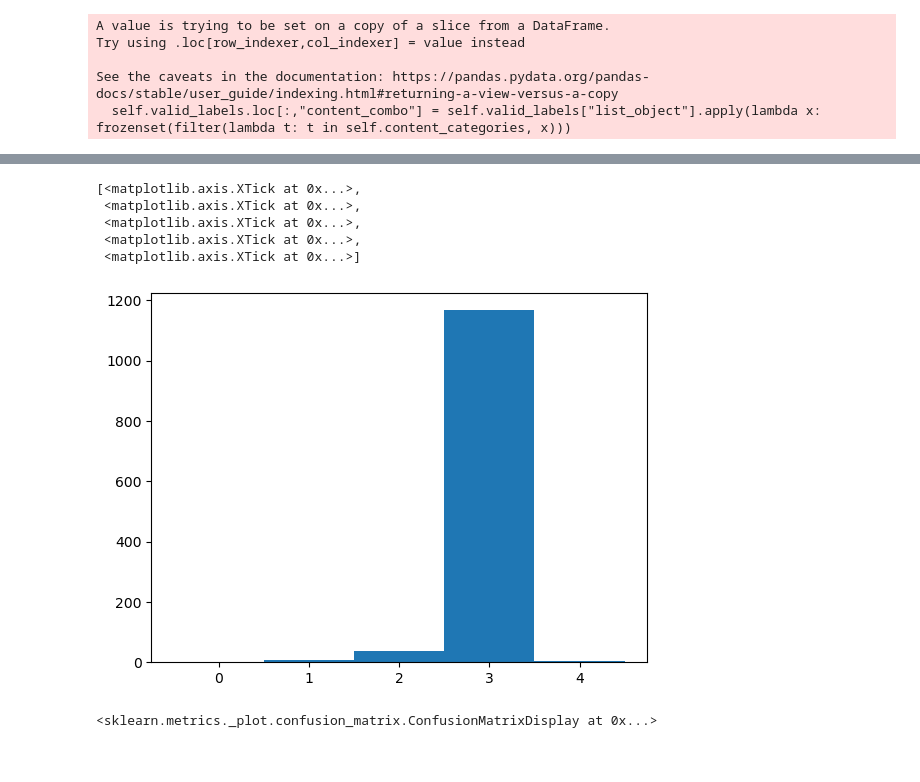
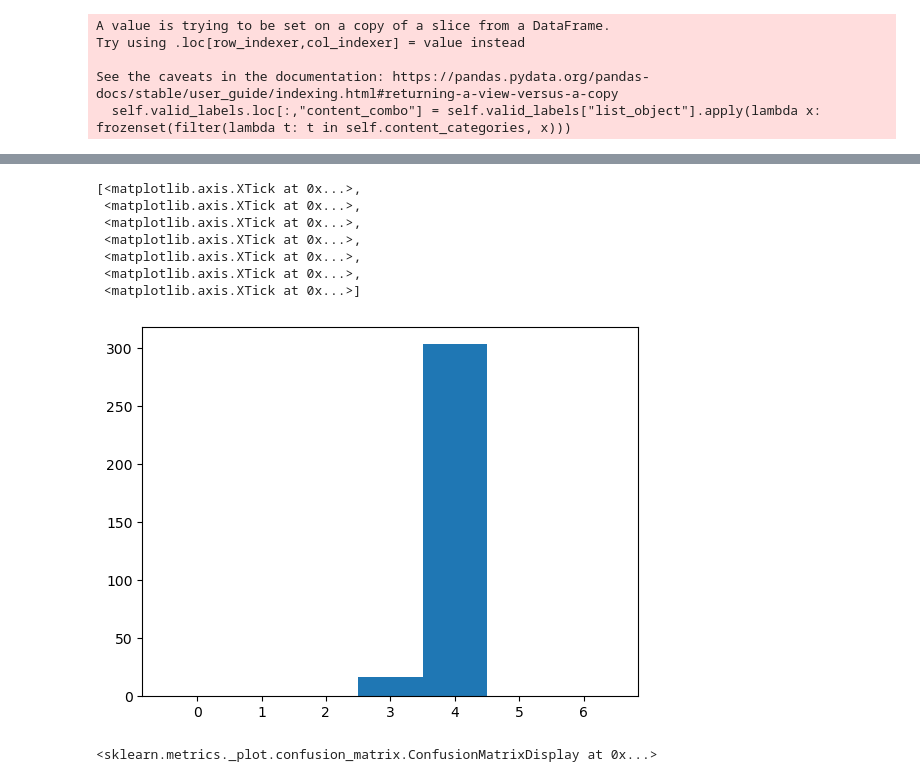
Before and after one commit to LRabuzin/realworld_contrastive_learning, a Jupyter notebook: results_analysis.ipynb, the cells around one changed output, grey strips where cells are left out. Saved outputs shown, nothing was run; the diff lists cells and outputs as text; code cells hidden in the pictures.

```diff
--- a/results_analysis.ipynb
+++ b/results_analysis.ipynb
@@ -28,5 +37,5 @@ display(results.rename(lambda col: config_2.categories_decoder.get(int(col)) if
 # %%
-with open("raw_preds.json", "r") as f:
+with open("raw_preds4.json", "r") as f:
     raw_preds = json.load(f)
 
 preds = list(zip(*list(raw_preds.values())))
@@ -38,16 +47,18 @@ with open("raw_labels.json", "r") as f:
     raw_labels = json.load(f)
 # %%
-bins = np.arange(0, 5.5) - 0.5
+bins = np.arange(0, 7.5) - 0.5
 fig, ax = plt.subplots()
 _ = ax.hist(predsums, bins)
-ax.set_xticks([0,1,2,3,4])
+ax.set_xticks([0,1,2,3,4,5,6])
 # %% [output]
 [<matplotlib.axis.XTick at 0x...>,
  <matplotlib.axis.XTick at 0x...>,
  <matplotlib.axis.XTick at 0x...>,
  <matplotlib.axis.XTick at 0x...>,
+ <matplotlib.axis.XTick at 0x...>,
+ <matplotlib.axis.XTick at 0x...>,
  <matplotlib.axis.XTick at 0x...>]
-[figure, old version]
+[figure, new version]
 # %%
 metrics.ConfusionMatrixDisplay.from_predictions(raw_preds["805.0"], raw_labels["805.0"])
 # %% [output]
```
Also changed, not shown: parts of 8 cells of this notebook, 3 other files.
